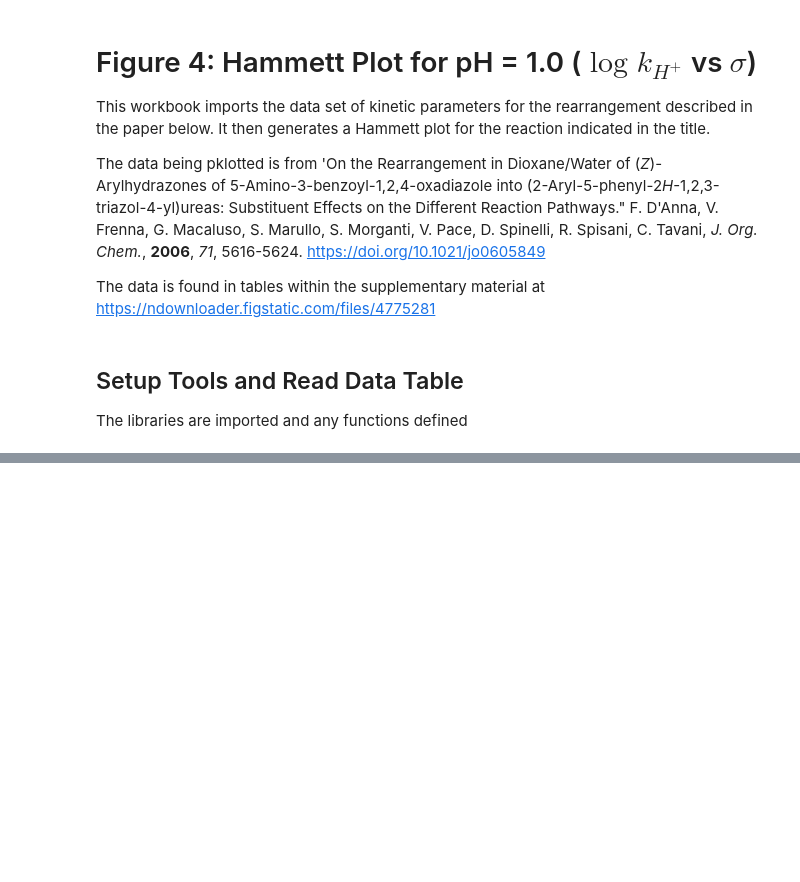
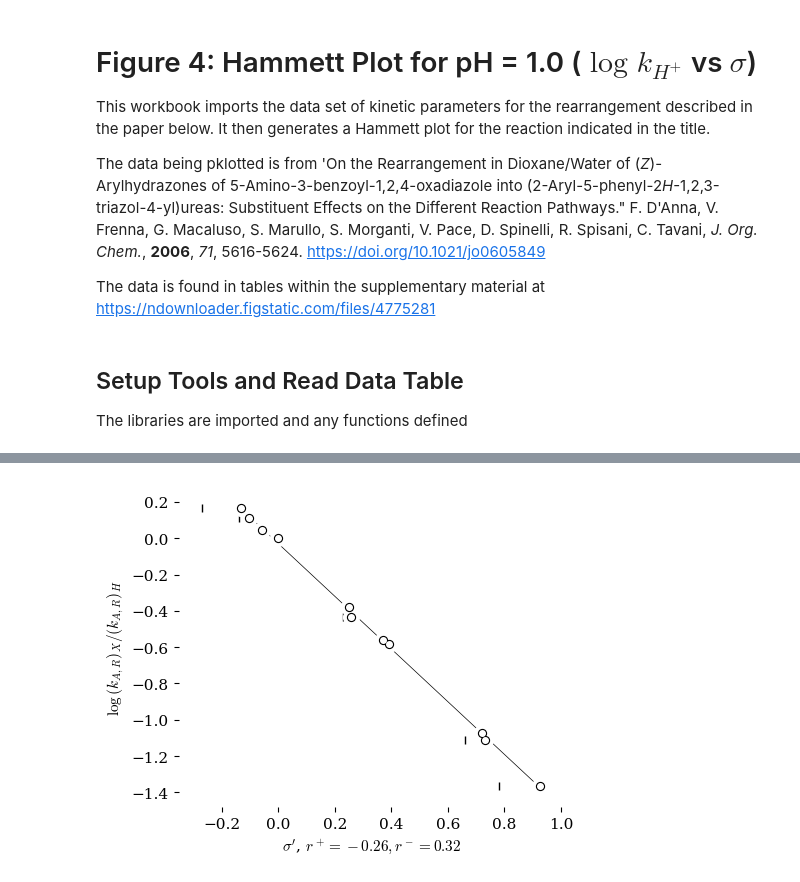
Before and after one commit to blinkletter/4410PythonNotebooks, a Jupyter notebook: Class_23/23-Figure4Paper_Hammett_Acid_Rate.ipynb, the cells around one changed output, grey strips where cells are left out. Cells and saved outputs as stored; diff of their text form; code cells hidden in the pictures; blank space fills up the shorter version.

```diff
--- a/Class_23/23-Figure4Paper_Hammett_Acid_Rate.ipynb
+++ b/Class_23/23-Figure4Paper_Hammett_Acid_Rate.ipynb
@@ -201,0 +332,82 @@ p = 1.39e-09
+# %%
+################################################################################
+### start with a fresh copy of the data
+################################################################################
+
+df = result.copy()    # copy the result so that any changes do not affect the original data
+
+################################################################################
+### calculate apparent sigma value using the Ingold-Yukawa-Tsuno equation
+################################################################################
+
+r_plus = -0.26
+r_minus = 0.32
+x = df["sigma"] + r_minus*(df["s_minus"]-df["sigma"]) + r_plus*(df["s_plus"]-df["sigma"])
+
+################################################################################
+### calulate log relative rates
+################################################################################
+
+y_H = df["kAR_pS_1.0"]["H"]   # The rate constant for the unsubstituted case
+y = np.log10(df["kAR_pS_1.0"]/y_H)
+
+################################################################################
+### Create a plot object
+################################################################################
+
+
+style = "tufte.mplstyle"
+#style = "S2_classic2.mplstyle"
+style_name = github_location_styles + style
+plt.style.use(style_name)
+
+fig, ax = plt.subplots(nrows=1, ncols=1, figsize=(5,4))
+ax.margins(x=.07, y=.07, tight=True)
+
+x_label = "$\sigma^\prime$, $r^+ = "+str(r_plus)+", r^- = "+str(r_minus)+"$"
+y_label = "$\log{(k_{A,R})_X/(k_{A,R})_H}$"
+ax.set(
+#    title="Yukawa-Tsuno Plot",
+          ylabel=y_label,
+          xlabel=x_label,
+#          xlim=[-.9,.9],
+#          ylim=[-3.7,-2.7]
+         )
+
+
+################################################################################
+### Fit the x,y data obtained above to a line and plot the line fit
+################################################################################
+
+linfit = linregress(x,y)
+fity = linfit.slope * x + linfit.intercept
+
+ax.plot(x, fity, color='black', zorder=1, linewidth=0.5)
+
+################################################################################
+### Plot the x,y data
+################################################################################
+
+ax.scatter(x,y, s=128, color="white", marker='o', zorder=3)
+ax.scatter(x,y, s=32, color="black", marker='o', zorder=3)
+ax.scatter(x,y, s=16, color="white", marker='o', zorder=3)
+
+################################################################################
+### Plot extra points. here we add in points using the sigma values only for comparison purposes
+################################################################################
+
+ax.scatter(df["sigma"],y, color="black", marker='|', zorder=2)
+
+################################################################################
+### Print out the line fit parameters
+################################################################################
+
+Report("IYT Plot", linfit)   # use the 'Report' function to output the line fit parameters
+
+################################################################################
+### Output the plot to a pdf file and show it in this notebook.
+################################################################################
+
+fig.savefig("plotIYK_Fig4-0.25+0.29.pdf")   # use this to save the figure in PDF format
+plt.show()
+# %% [output]
@@ -201,0 +419 @@ p = 1.39e-09
+[figure, added]
```
Also changed, not shown: parts of 21 cells of this notebook, 6 other files.
